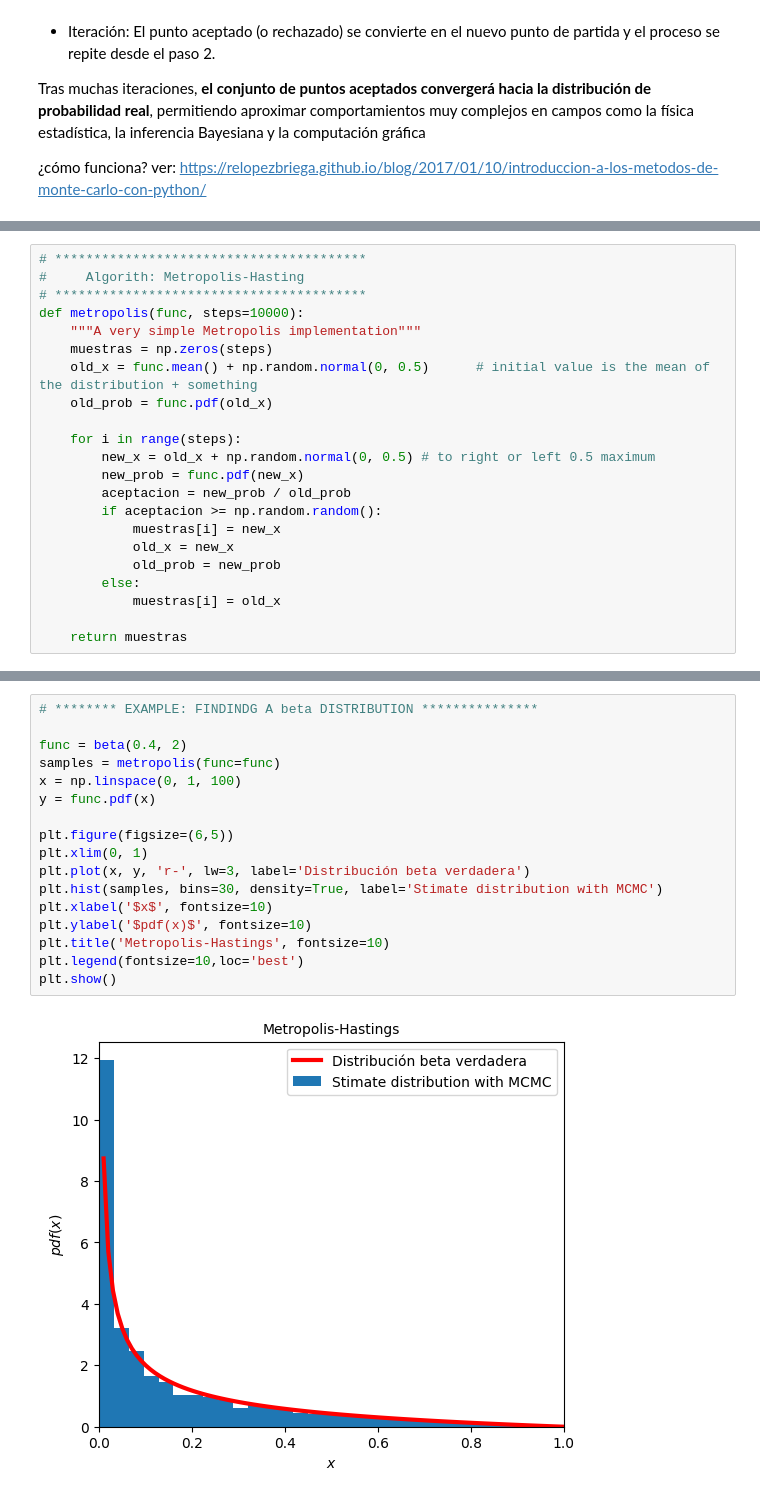
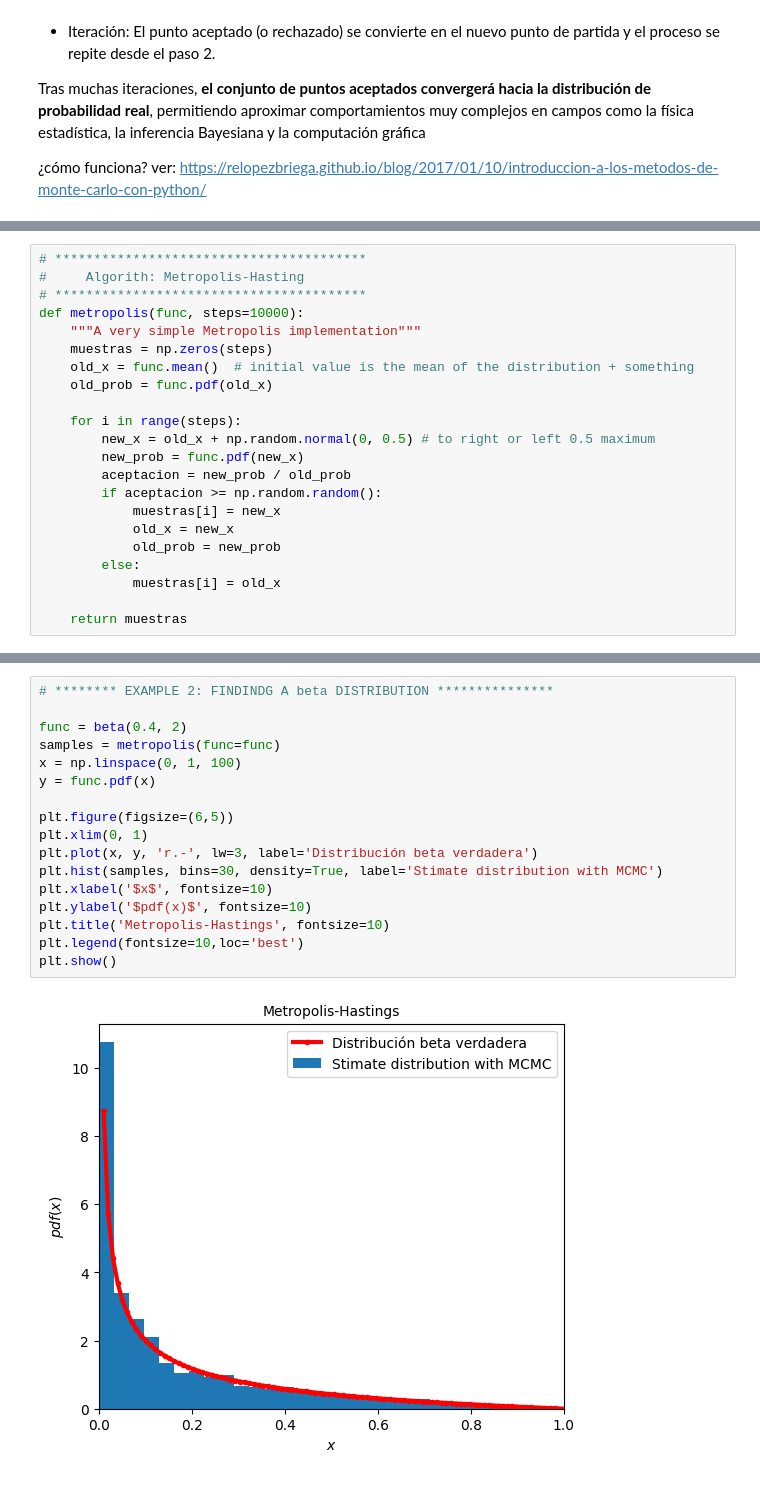
Before and after one commit to Alejandro-UDEA/Fisica_Computacional_Estudiante, a Jupyter notebook: Sesiones/MC/2_Monte_Carlo_Marckov_chain_MCMC.ipynb, the cells around one changed output, grey strips where cells are left out. Cells and saved outputs as stored; diff of their text form.

```diff
--- a/Sesiones/MC/2_Monte_Carlo_Marckov_chain_MCMC.ipynb
+++ b/Sesiones/MC/2_Monte_Carlo_Marckov_chain_MCMC.ipynb
@@ -244,7 +246,7 @@ np.float64(2.1)
 def metropolis(func, steps=10000):
     """A very simple Metropolis implementation"""
     muestras = np.zeros(steps)
-    old_x = func.mean() + np.random.normal(0, 0.5)      # initial value is the mean of the distribution + something
+    old_x = func.mean()  # initial value is the mean of the distribution + something
     old_prob = func.pdf(old_x)
 
     for i in range(steps):
@@ -280,22 +282,22 @@ plt.show()
 # %%
-# ******** EXAMPLE: FINDINDG A beta DISTRIBUTION ***************
+# ******** EXAMPLE 2: FINDINDG A beta DISTRIBUTION ***************
 
 func = beta(0.4, 2)
 samples = metropolis(func=func)
 x = np.linspace(0, 1, 100)
 y = func.pdf(x)
 
 plt.figure(figsize=(6,5))
 plt.xlim(0, 1)
-plt.plot(x, y, 'r-', lw=3, label='Distribución beta verdadera')
+plt.plot(x, y, 'r.-', lw=3, label='Distribución beta verdadera')
 plt.hist(samples, bins=30, density=True, label='Stimate distribution with MCMC')
 plt.xlabel('$x$', fontsize=10)
 plt.ylabel('$pdf(x)$', fontsize=10)
 plt.title('Metropolis-Hastings', fontsize=10)
 plt.legend(fontsize=10,loc='best')
 plt.show()
 # %% [output]
-[figure, old version]
+[figure, new version]
 # %% [markdown]
 ## Exercise2: Ising model 1D and 2D
 
```
Also changed, not shown: parts of 4 cells of this notebook, 2 other files.
